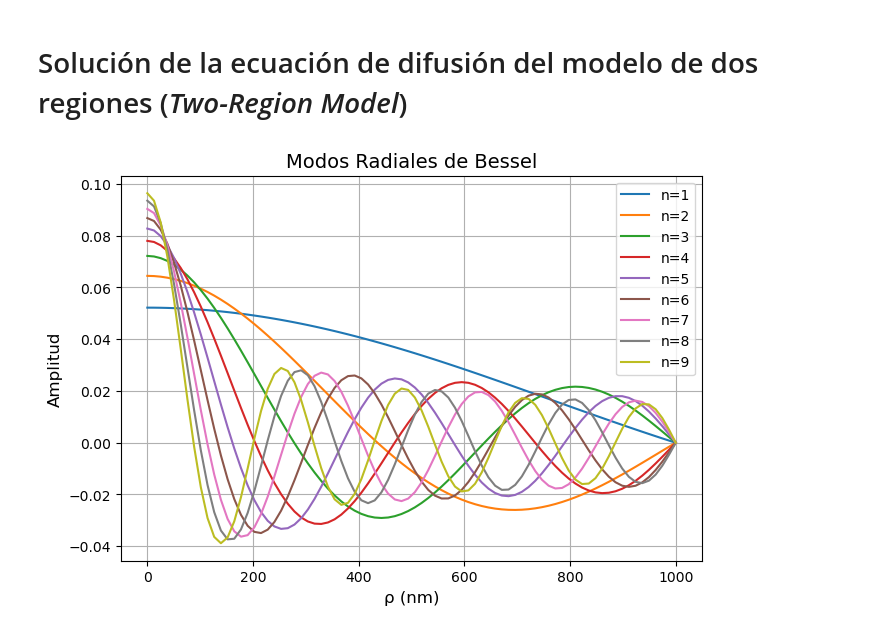
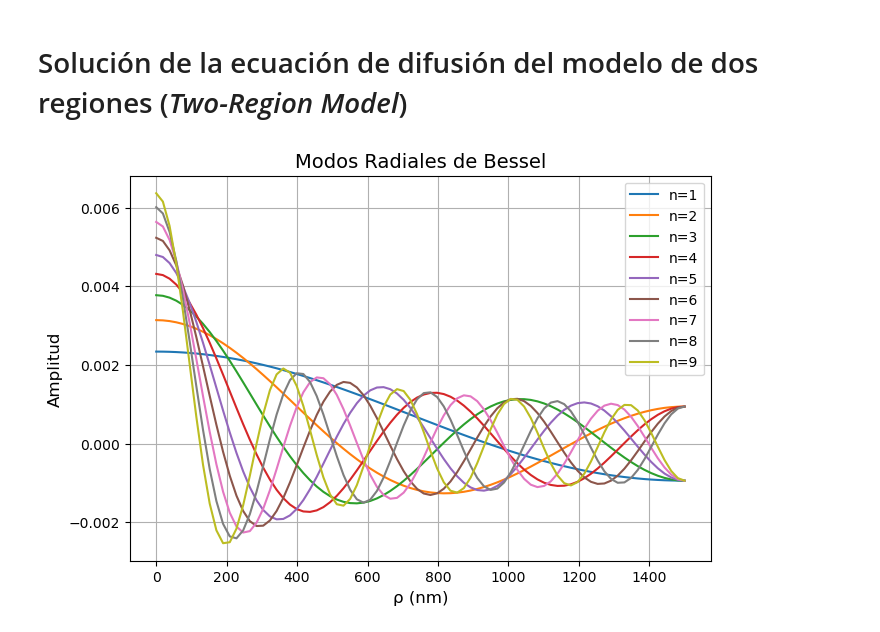
Before and after one commit to allanyst/tfm-efectos-superficie-nano-rmn, a Jupyter notebook: TFM_TwoRegionModel.ipynb, the cells around one changed output. Drawn from its saved outputs; the diff is of its cells as text; code cells hidden in the pictures.

```diff
--- a/TFM_TwoRegionModel.ipynb
+++ b/TFM_TwoRegionModel.ipynb
@@ -12,9 +13,9 @@ from joblib import Parallel, delayed
 # Parámetros físicos
 D1 = 0.5e9           # nm²/s (región superficial)
 D2 = 2e9             # nm²/s (región volumétrica)
-z_c = 10             # nm (altura de la interfaz)
-L = 1000             # nm (altura total)
-R = 1000             # nm (radio del cilindro)
+z_c = 25             # nm (altura de la interfaz)
+L = 1500             # nm (altura total)
+R = 1500             # nm (radio del cilindro)
 kappa = 0            # nm/s coeficiente de absorción superficial
 n_modes_radial = 50  # Número de modos radiales
 m_max = 50           # Número de modos axiales por modo radial
@@ -22,34 +23,91 @@ N_z = 10000          # Número de nodos en z
 # %%
 ##############################################################################
 # 1. Solución Radial R(ρ)
 ##############################################################################
-# Cálculo de modos radiales
-alpha_zeros = jn_zeros(0, n_modes_radial)
-alpha_n = alpha_zeros / R  # Vector de α_n
-rho_vals = np.linspace(0, R, 80)  # 80 puntos en ρ
 
-# Normalización de modos radiales
-R_norms = np.sqrt((R**2 / 2) * jv(1, alpha_zeros)**2)  # ∫₀ᴿ J₀²(αₙρ) ρ dρ = R² J₁²(j₀ₙ)/2
+def D_eff_tworegion(D1, D2, z_c, L):
+    L1, L2 = z_c, L - z_c
+    return (L1 + L2) / (L1/D1 + L2/D2)
 
-# Evaluar funciones radiales normalizadas en rho_plot
-J0_values = np.array([jv(0, alpha_n[n] * rho_vals) / np.sqrt(R_norms[n])
-                     for n in range(n_modes_radial)])
+D_eff=D_eff_tworegion(D1, D2, z_c, L)
+
+# Solución de la ecuación trascendental
+
+def robin_eq(alpha):
+    return alpha * sp.jv(1, alpha * R) - (kappa / D_eff) * jv(0, alpha * R)
+
+# Estimar raíces con brentq en intervalos [a, b] con cambio de signo
+alpha_roots = []
+delta = np.pi / R  # estimación de semiperíodo
+a = 1e-3
+for _ in range(m_max):
+    b = a + delta
+    try:
+        root = brentq(robin_eq, a, b)
+        alpha_roots.append(root)
+        a = root + 0.5 * delta  # avanzar con margen
+    except ValueError:
+        a += delta  # no hubo cambio de signo, saltar
+alpha_n = np.array(alpha_roots)
+
+def R_func(alpha, rho):
+    """
+    Calcula R_n(rho) = J0(alpha_n * rho) normalizados con la norma analítica
+      ∫₀ᴿ J₀²(αₙ ρ) ρ dρ = (R²/2)[J₀²(αₙR) + J₁²(αₙR)].
+
+    Args:
+        alpha_n: array de raíces αₙ, shape (n_modes,)
+        rho_vals: escalar o array de posiciones radiales, shape (m,)
+
+    Returns:
+        R_normed: array (n_modes, m) de los modos normalizados
+        norms:    array (n_modes,) con el valor exacto de la norma
+    """
+   # 1) Aseguramos que alpha_n y rho_vals sean arrays 1D
+    alpha_arr = np.atleast_1d(alpha)              # shape (n_modes,)
+    rho_arr   = np.atleast_1d(rho)             # shape (m,)
+
+    # 2) Creamos vistas 2D para broadcasting
+    alpha = alpha_arr.reshape(-1, 1)                # (n_modes, 1)
+    rho   = rho_arr.reshape(1, -1)                  # (1, m)
+
+    # 3) Evaluamos el modo sin normalizar
+    R_matrix = sp.jv(0, alpha * rho)                   # (n_modes, m)
+
+    # 4) Calculamos la norma analítica usando alpha_arr (no el escalar viejo)
+    J0R = sp.jv(0, alpha_arr * R)                      # (n_modes,)
+    J1R = sp.jv(1, alpha_arr * R)                    # (n_modes,)
+    norms = 0.5 * R**2 * (J0R**2 + J1R**2)           # (n_modes,)
+
+    # 5) Aseguramos que norms sea un array 1D
+    norms = np.atleast_1d(norms)
+
+    # 6) Factor de normalización
+    N = 1.0 / np.sqrt(norms)                        # (n_modes,)
+
+    # 7) Aplicamos normalización por filas
+    R_normed = N[:, None] * R_matrix                # (n_modes, m)
+
+    return R_normed, np.sqrt(norms)
+
+rho_vals = np.linspace(0.0, R, 80)
+R_values,R_norms=R_func(alpha_n,rho_vals)
 
 # Graficar modos radiales
-plt.figure(figsize=(7.5,5))
+plt.figure(figsize=(7.5, 5))
 for n in range(min(9, n_modes_radial)):
-    plt.plot(rho_vals, J0_values[n], label=f"n={n+1}", linewidth=1.5)
+    plt.plot(rho_vals, R_values[n], label=f"n={n+1}", linewidth=1.5)
 
 plt.xlabel("ρ (nm)", fontsize=12)
 plt.ylabel("Amplitud", fontsize=12)
 plt.title("Modos Radiales de Bessel", fontsize=14)
 plt.legend()
 plt.grid(True)
 plt.savefig("figuras/modos_radiales.pdf", bbox_inches="tight")
 plt.show()
 plt.close()
 # %% [output]
-[figure, old version]
+[figure, new version]
 # %%
 ##############################################################################
 # 2. Ecuación trascendental
```
Also changed, not shown: parts of 10 cells of this notebook, 38 other files.
